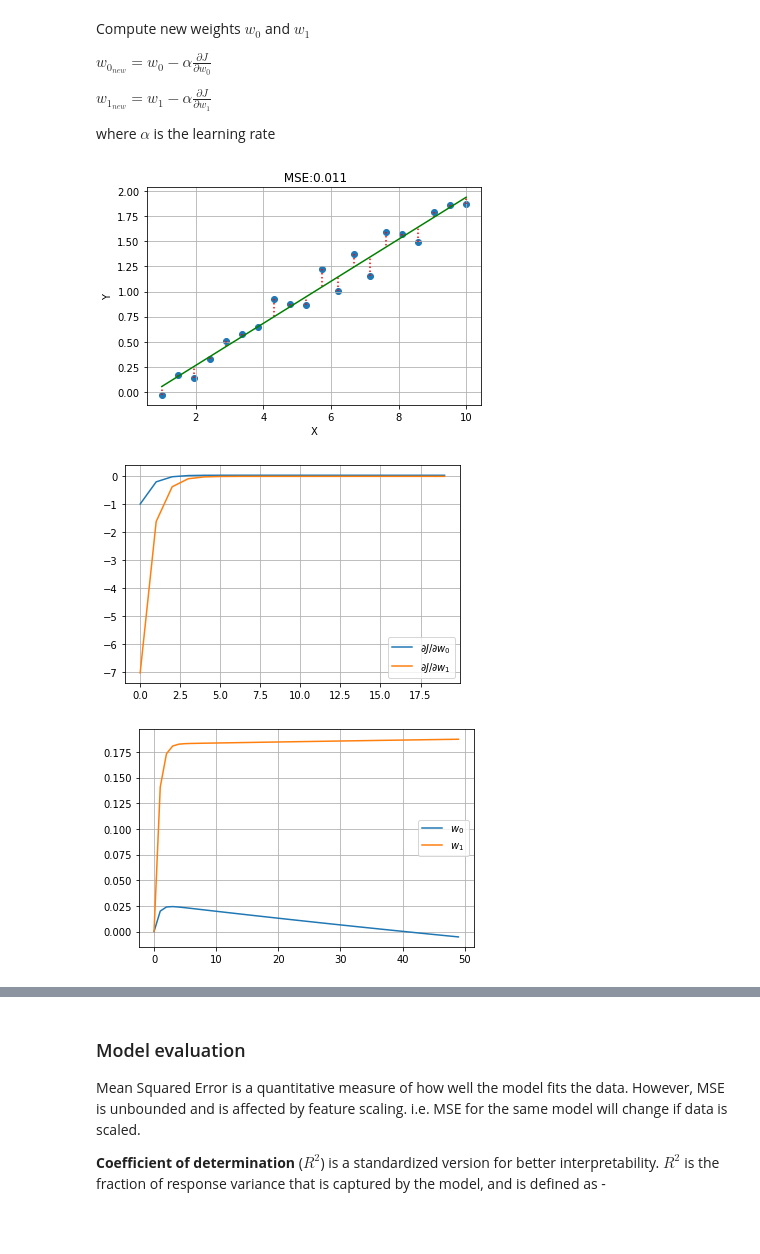
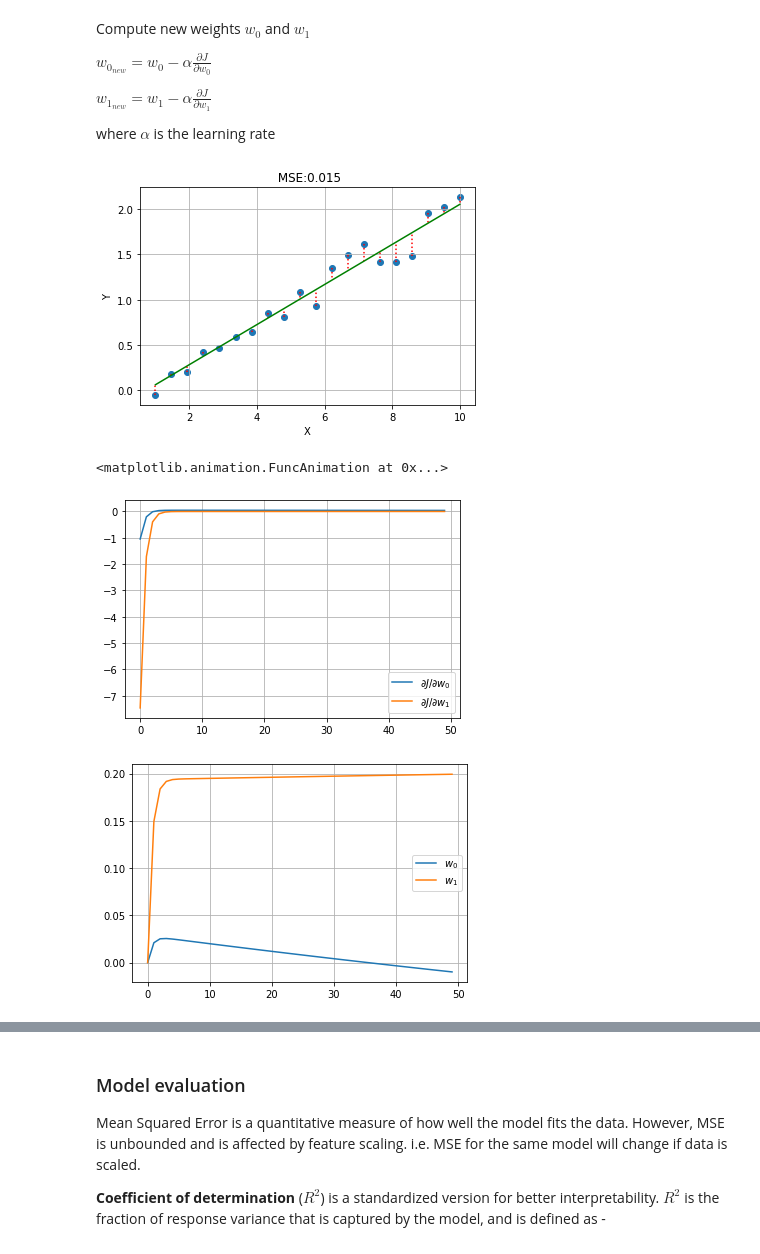
Before and after one commit to vinayshanbhag/math, a Jupyter notebook: Univariate_Linear_Regression.ipynb, the cells around one changed output, grey strips where cells are left out. Saved outputs shown, nothing was run; the diff lists cells and outputs as text; code cells hidden in the pictures.

```diff
--- a/Univariate_Linear_Regression.ipynb
+++ b/Univariate_Linear_Regression.ipynb
@@ -132,7 +132,7 @@ where $\alpha$ is the learning rate
 # %%
 w0, w1 = np.zeros(2)
 n = len(y)
-alpha = 0.02
+alpha = 0.01
 tgt_mse = 0.01
 hist = {"dJdw0":[],"dJdw1":[],"w0":[], "w1":[],"mse":[]}
 for i in range(1000):
@@ -158,21 +158,78 @@ for i in range(1000):
 # %%
 plot(x,y, w0, w1)
 # %% [output]
-[figure, old version]
+[figure, new version]
+# %%
+from matplotlib import animation, rc
+from IPython.display import display, Math, HTML
+import seaborn as sns
+rc('animation', html='html5')
+c0 = sns.color_palette().as_hex()[0]
+c1 = sns.color_palette().as_hex()[1]
+c2 = sns.color_palette().as_hex()[2]
+
+fig, ax = plt.subplots(figsize=(15,5))
+xmin,xmax,ymin,ymax = x.min(),x.max(),y.min(),y.max()
+
+text = ax.set_title([])
+ln, = plt.plot([], [],c=c2)
+lc = plt.vlines([],[],[],colors=c1,linestyles='dotted')
+# initialization function: plot the background of each frame
+def init():
+  ax.set_xlim((xmin, xmax))
+  ax.set_ylim((ymin, ymax))
+
+  plt.scatter(x, y,marker='o',c=c0);
+  plt.xlabel("X");
+  plt.ylabel("Y");
+  plt.grid();
+
+  ln.set_data([],[])
+  plt.close()
+  return (ln,)
+
+# animation function. This is called sequentially
+def animate(i):
+  w0 = hist['w0'][i]
+  w1 = hist['w1'][i]
+  mse = hist['mse'][i]
+  #print(w0,w1)
+  z = w1*x+w0
+  ln.set_data(x,z)
+  lc.set_segments([[[i[0],i[1]],[i[0],i[2]]] for i in zip(x,y,z)])
+  text.set_text(f"Univariate Linear Regression\nIteration:{i}, MSE={mse:0.4f}, $\\alpha$={alpha:0.3f}")
+  return (ln,)
+
+
+# call the animator. blit=True means only re-draw the parts that
+# have changed.
+anim = animation.FuncAnimation(fig, animate,
+                               init_func=init,
+                               frames=20,
+                               interval=300,
+                               blit=True,
+                               repeat=True
+                              )
+
+#writer = animation.PillowWriter()
+#anim.save('lin_reg.gif', writer=writer)
+anim
+# %% [output]
+<matplotlib.animation.FuncAnimation at 0x...>
 # %%
-plt.plot(hist["dJdw0"][:20], label=r"$\partial J/\partial w_0$")
-plt.plot(hist["dJdw1"][:20], label=r"$\partial J/\partial w_1$")
+plt.plot(hist["dJdw0"][:50], label=r"$\partial J/\partial w_0$")
+plt.plot(hist["dJdw1"][:50], label=r"$\partial J/\partial w_1$")
 plt.grid();
 plt.legend();
 # %% [output]
-[figure, old version]
+[figure, new version]
 # %%
 plt.plot(hist["w0"][:50], label=r"$w_0$")
 plt.plot(hist["w1"][:50], label=r"$w_1$")
 plt.grid()
 plt.legend();
 # %% [output]
-[figure, old version]
+[figure, new version]
 # %%
 plt.plot(hist["mse"][:20], label=r"$MSE$");
 plt.grid()
```
Also changed, not shown: parts of 5 cells of this notebook.
